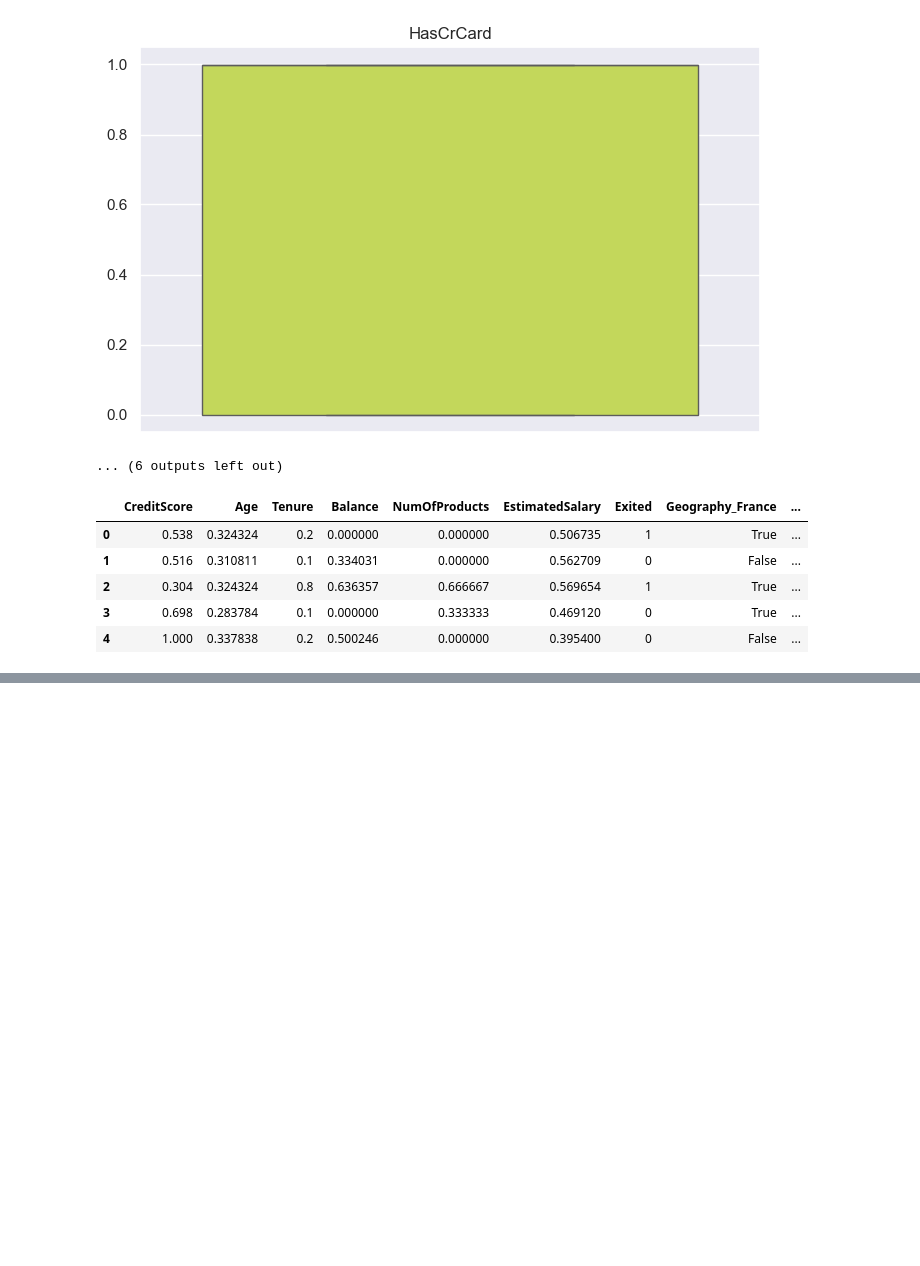
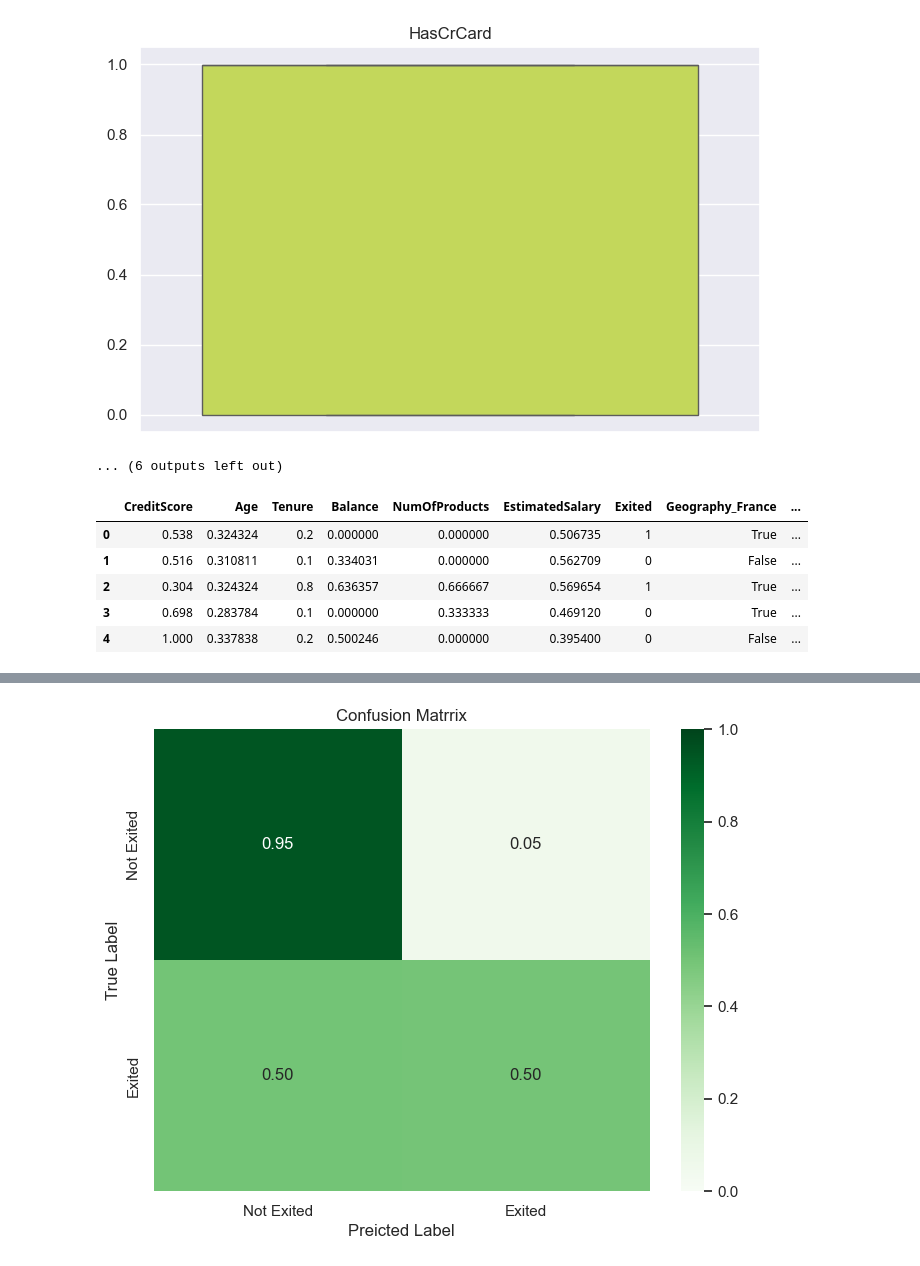
Before and after one commit to sophiembanda/Churn_Modelling, a Jupyter notebook: Churn Modelling.ipynb, the cells around one changed output, grey strips where cells are left out. Cells and saved outputs as stored; diff of their text form; code cells hidden in the pictures; blank space fills up the shorter version.

```diff
--- a/Churn Modelling.ipynb
+++ b/Churn Modelling.ipynb
@@ -176,0 +250,16 @@ new_raw_data.head()
+# %%
+# Confusion Matrix
+def plot_confusion_matrix(cm,classes=None,title='Confusion Matrrix'):
+    """Plots a confusion Matrix"""
+    plt.figure(figsize=(8,6))
+    sns.heatmap(cm, xticklabels=classes, yticklabels=classes, vmin=0, vmax=1, annot=True, cmap="Greens",fmt='.2f')
+    plt.title(title)
+    plt.ylabel('True Label')
+    plt.xlabel('Preicted Label')
+    plt.show()
+
+# Calculate Confusion Matrix
+cm=confusion_matrix(y_test,y_test_pred, normalize='true')
+plot_confusion_matrix(cm,classes=["Not Exited", "Exited"])
+# %% [output]
+[figure, added]
```
Also changed, not shown: parts of 3 cells of this notebook.
